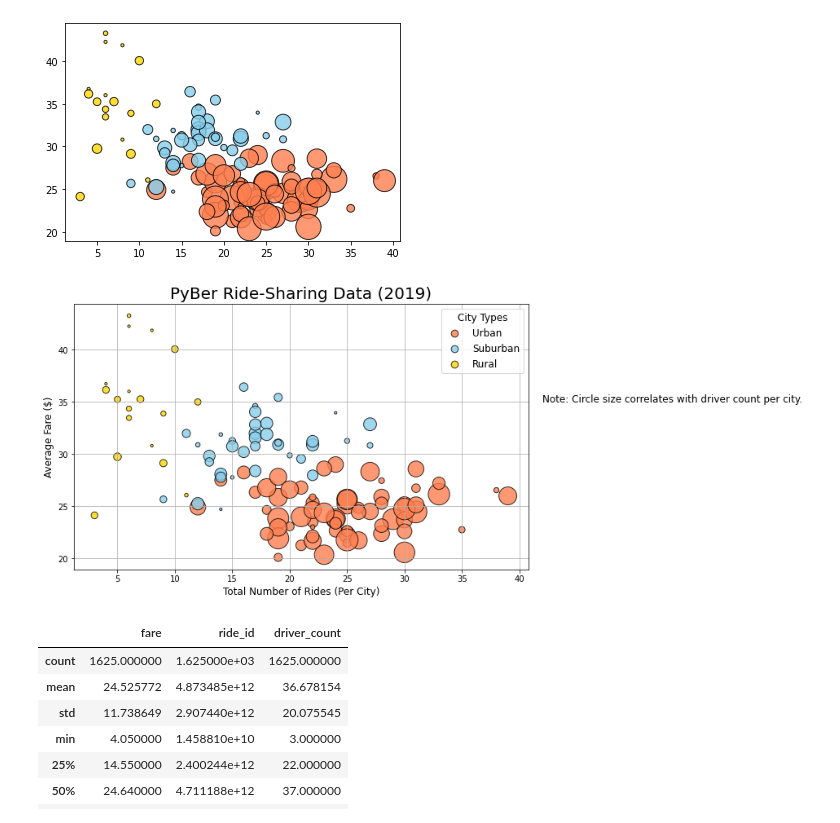
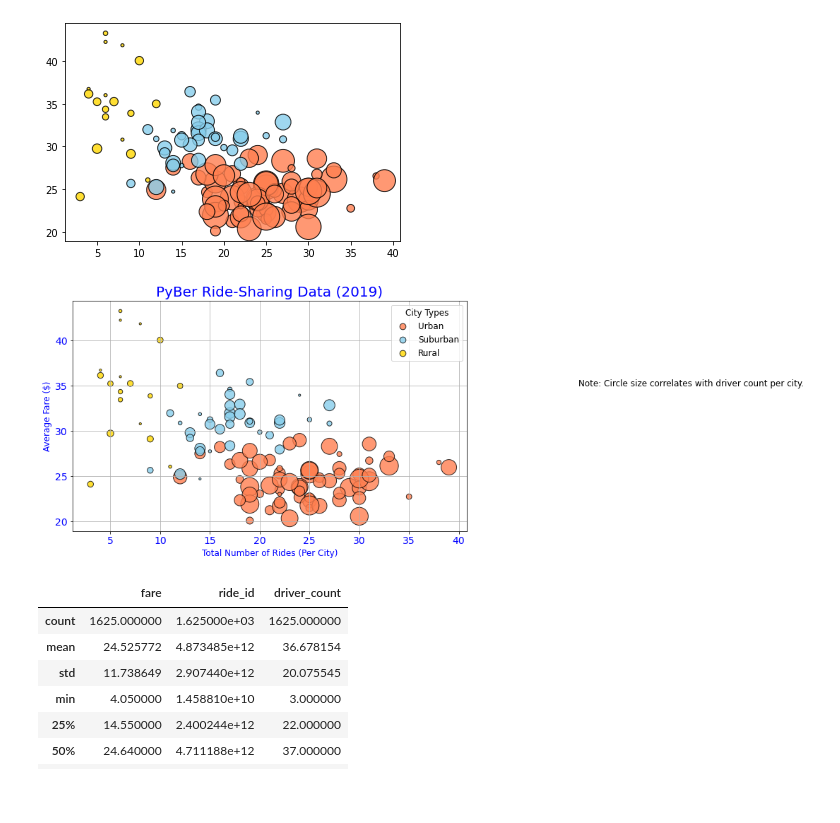
Before and after one commit to aolayeye/PyBer_Analysis, a Jupyter notebook: PyBer.ipynb, the cells around one changed output. Saved outputs shown, nothing was run; the diff lists cells and outputs as text; code cells hidden in the pictures; blank space fills up the shorter version.

```diff
--- a/PyBer.ipynb
+++ b/PyBer.ipynb
@@ -297,38 +297,41 @@ plt.scatter(urban_ride_count,
 plt.scatter(suburban_ride_count,
       suburban_avg_fare,
       s=10*suburban_driver_count, c="skyblue",
       edgecolor="black", linewidths=1,
       alpha=0.8, label="Suburban")
 
 plt.scatter(rural_ride_count,
       rural_avg_fare,
       s=10*rural_driver_count, c="gold",
       edgecolor="black", linewidths=1,
       alpha=0.8, label="Rural")
 
 # Incorporate the other graph properties
-plt.title("PyBer Ride-Sharing Data (2019)", fontsize=20)
-plt.ylabel("Average Fare ($)", fontsize=12)
-plt.xlabel("Total Number of Rides (Per City)", fontsize=12)
+plt.title("PyBer Ride-Sharing Data (2019)", fontsize=20, color = 'blue')
+plt.ylabel("Average Fare ($)", fontsize=12, color = 'blue')
+plt.xlabel("Total Number of Rides (Per City)", fontsize=12, color = 'blue')
+plt.xticks(color="blue")
+plt.yticks(color="blue")
+
 plt.grid(True)
 
 # Add the legend.
 # Create a legend
 lgnd = plt.legend(fontsize="12", mode="Expanded",
          scatterpoints=1, loc="best", title="City Types")
 lgnd.legendHandles[0]._sizes = [75]
 lgnd.legendHandles[1]._sizes = [75]
 lgnd.legendHandles[2]._sizes = [75]
 lgnd.get_title().set_fontsize(12)
 
 # Incorporate a text label about circle size.
-plt.text(42, 35, "Note: Circle size correlates with driver count per city.", fontsize="12")
+plt.text(52, 35, "Note: Circle size correlates with driver count per city.", fontsize="12")
 # Save the figure.
 plt.savefig("analysis/Fig1.png")
 # Show the plot
 plt.show()
 # %% [output]
-[figure, old version]
+[figure, new version]
 # %%
 # Get summary statistics.
 urban_cities_df.describe()
```
Also changed, not shown: parts of 27 cells of this notebook.
